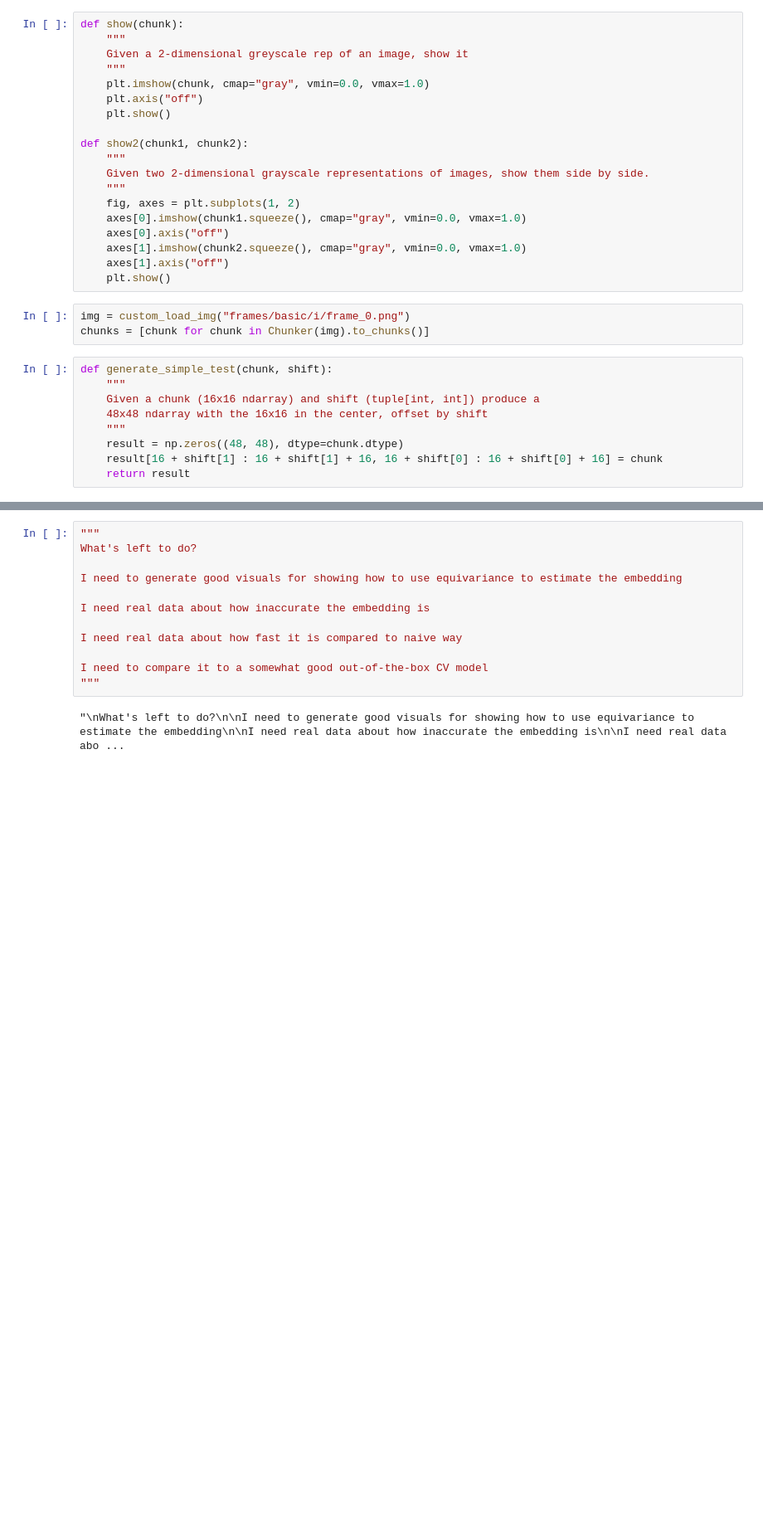
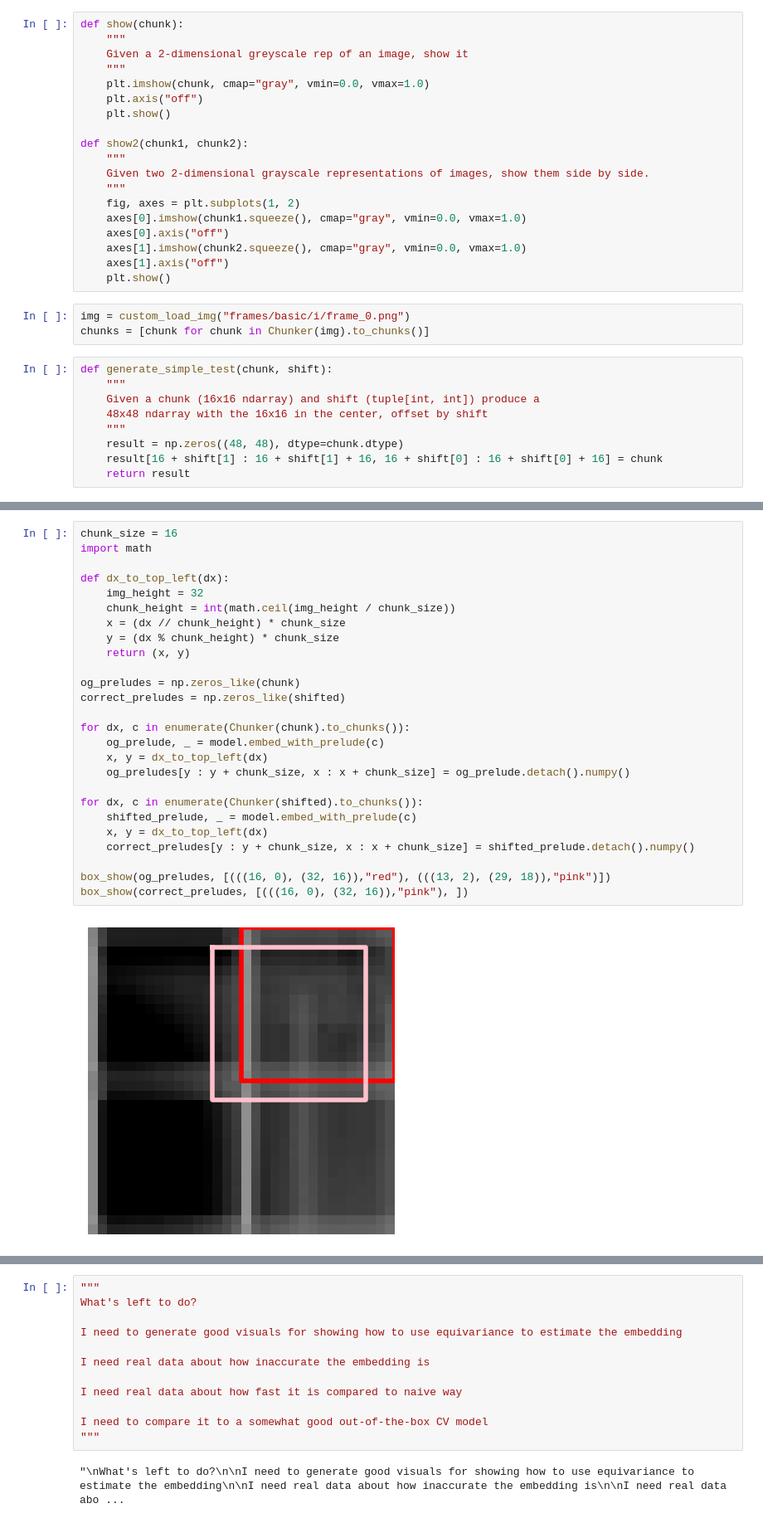
Before and after one commit to mfpekala/h264_beds, a Jupyter notebook: cheap.ipynb, the cells around one changed output, grey strips where cells are left out. Shown at 83% size. Cells and saved outputs as stored; diff of their text form; blank space fills up the shorter version.

```diff
--- a/cheap.ipynb
+++ b/cheap.ipynb
@@ -122,0 +158,28 @@ Will be running test on the following chunks
+# %%
+chunk_size = 16
+import math
+
+def dx_to_top_left(dx):
+    img_height = 32
+    chunk_height = int(math.ceil(img_height / chunk_size))
+    x = (dx // chunk_height) * chunk_size
+    y = (dx % chunk_height) * chunk_size
+    return (x, y)
+
+og_preludes = np.zeros_like(chunk)
+correct_preludes = np.zeros_like(shifted)
+
+for dx, c in enumerate(Chunker(chunk).to_chunks()):
+    og_prelude, _ = model.embed_with_prelude(c)
+    x, y = dx_to_top_left(dx)
+    og_preludes[y : y + chunk_size, x : x + chunk_size] = og_prelude.detach().numpy()
+
+for dx, c in enumerate(Chunker(shifted).to_chunks()):
+    shifted_prelude, _ = model.embed_with_prelude(c)
+    x, y = dx_to_top_left(dx)
+    correct_preludes[y : y + chunk_size, x : x + chunk_size] = shifted_prelude.detach().numpy()
+
+box_show(og_preludes, [(((16, 0), (32, 16)),"red"), (((13, 2), (29, 18)),"pink")])
+box_show(correct_preludes, [(((16, 0), (32, 16)),"pink"), ])
+# %% [output]
+[figure, added]
```
Also changed, not shown: parts of 7 cells of this notebook, 21 other files.
